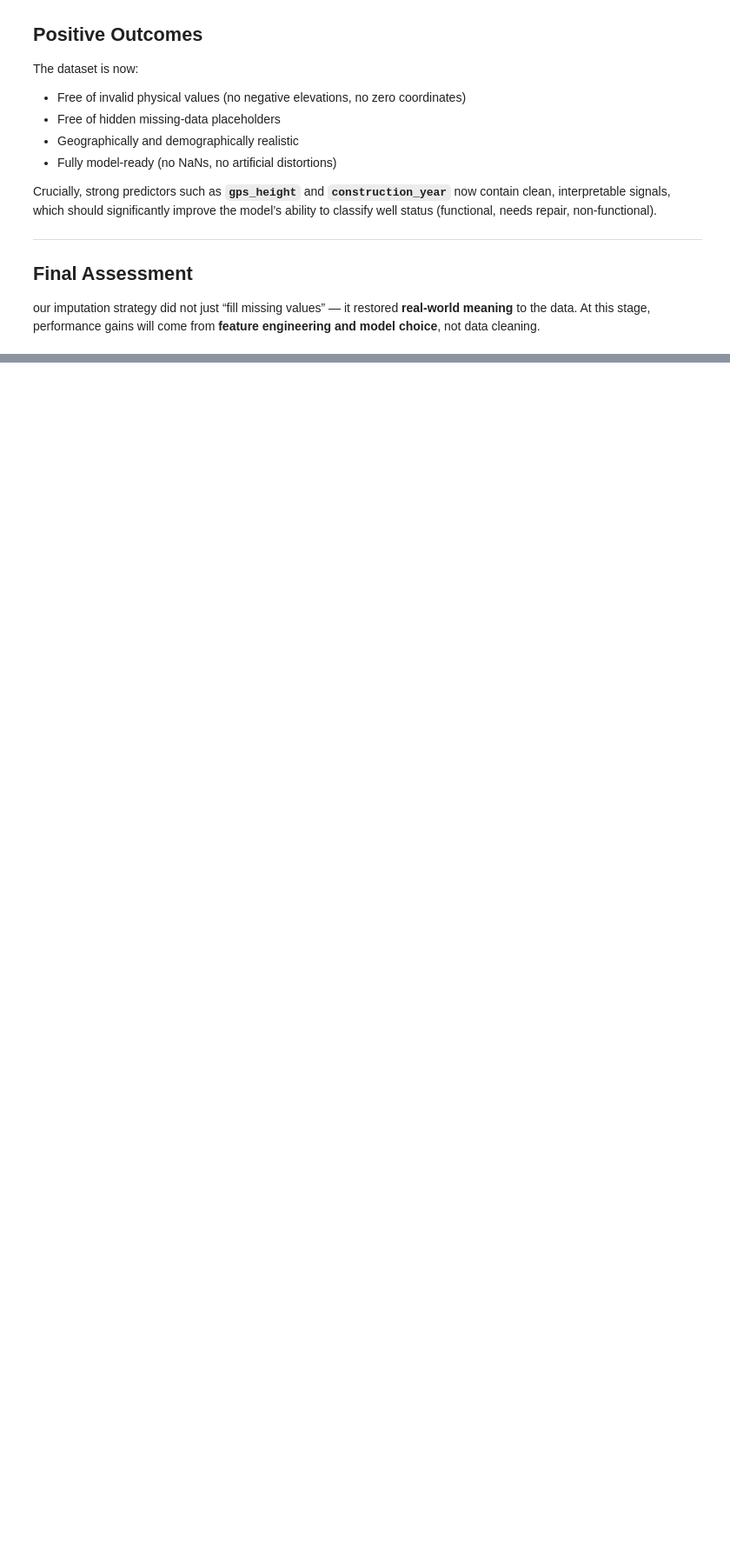
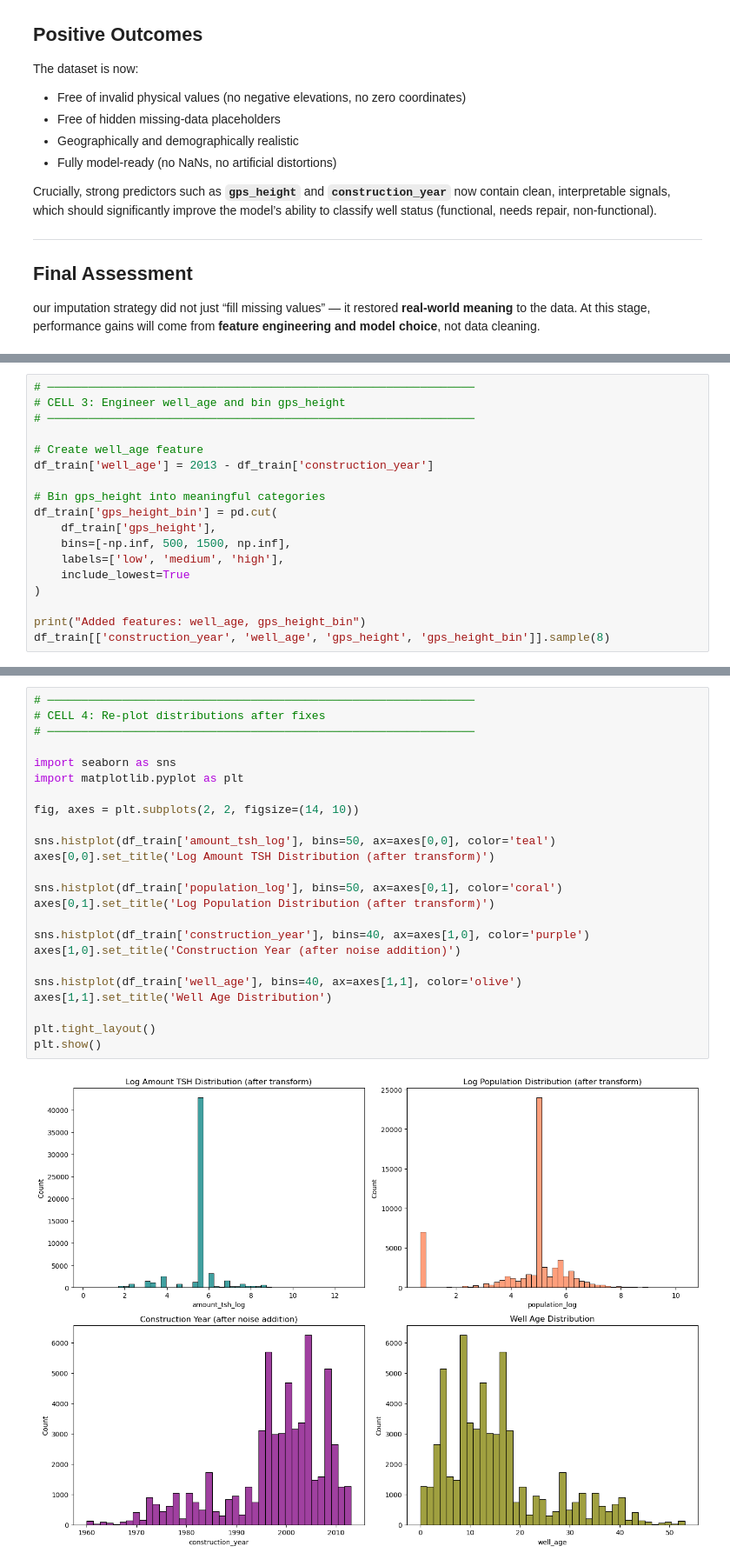
Before and after one commit to Dahir-ke/dsc_phase3_project, a Jupyter notebook: phase3_project.ipynb, the cells around one changed output, grey strips where cells are left out. Shown at 87% size. Cells and saved outputs as stored; diff of their text form; blank space fills up the shorter version.

```diff
--- a/phase3_project.ipynb
+++ b/phase3_project.ipynb
@@ -446,0 +794,18 @@ plt.show()
+# %%
+# ───────────────────────────────────────────────────────────────
+# CELL 3: Engineer well_age and bin gps_height
+# ───────────────────────────────────────────────────────────────
+
+# Create well_age feature
+df_train['well_age'] = 2013 - df_train['construction_year']
+
+# Bin gps_height into meaningful categories
+df_train['gps_height_bin'] = pd.cut(
+    df_train['gps_height'],
+    bins=[-np.inf, 500, 1500, np.inf],
+    labels=['low', 'medium', 'high'],
+    include_lowest=True
+)
+
+print("Added features: well_age, gps_height_bin")
+df_train[['construction_year', 'well_age', 'gps_height', 'gps_height_bin']].sample(8)
@@ -446,0 +823,26 @@ plt.show()
+# %%
+# ───────────────────────────────────────────────────────────────
+# CELL 4: Re-plot distributions after fixes
+# ───────────────────────────────────────────────────────────────
+
+import seaborn as sns
+import matplotlib.pyplot as plt
+
+fig, axes = plt.subplots(2, 2, figsize=(14, 10))
+
+sns.histplot(df_train['amount_tsh_log'], bins=50, ax=axes[0,0], color='teal')
+axes[0,0].set_title('Log Amount TSH Distribution (after transform)')
+
+sns.histplot(df_train['population_log'], bins=50, ax=axes[0,1], color='coral')
+axes[0,1].set_title('Log Population Distribution (after transform)')
+
+sns.histplot(df_train['construction_year'], bins=40, ax=axes[1,0], color='purple')
+axes[1,0].set_title('Construction Year (after noise addition)')
+
+sns.histplot(df_train['well_age'], bins=40, ax=axes[1,1], color='olive')
+axes[1,1].set_title('Well Age Distribution')
+
+plt.tight_layout()
+plt.show()
+# %% [output]
+[figure, added]
```
Also changed, not shown: parts of 55 cells of this notebook, 2 other files.
